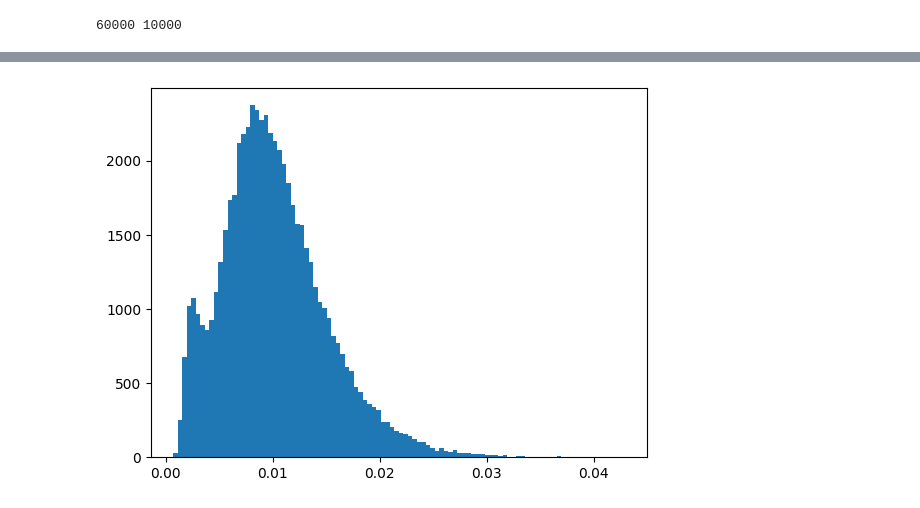
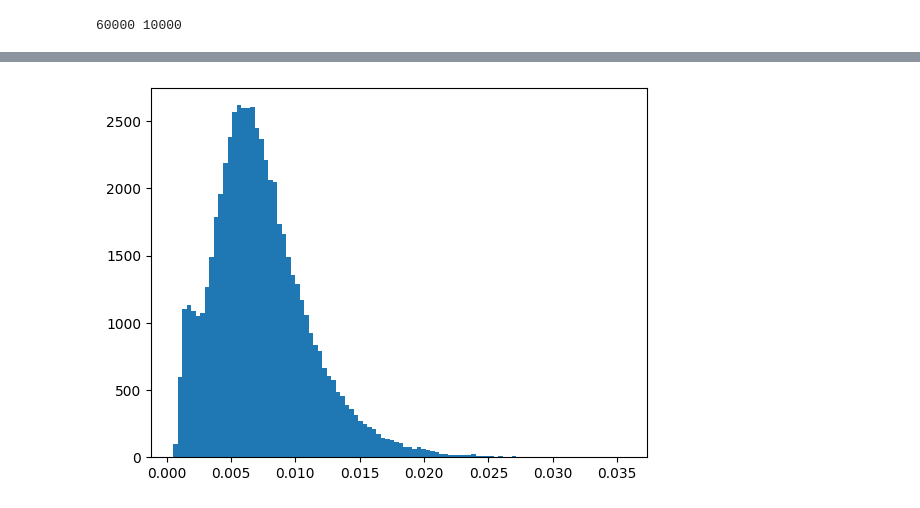
Before and after one commit to AIS-UCLA/mnist-mad, a Jupyter notebook: autoencoder.ipynb, the cells around one changed output, grey strips where cells are left out. Saved outputs shown, nothing was run; the diff lists cells and outputs as text; code cells hidden in the pictures.

```diff
--- a/autoencoder.ipynb
+++ b/autoencoder.ipynb
@@ -164,7 +162,7 @@ def train_denoised(autoencoder, optimizer, data_clean_noisy):
 autoencoder = ConvolutaionalAutoencoder()
 optimizer = t.optim.Adam(autoencoder.parameters(), lr=1e-3)
 # %%
-for epoch in range(2):
+for epoch in range(3):
   print("Epoch: ", epoch)
   train(autoencoder, optimizer, train_data_clean_noisy)
 # %% [output]
@@ -237,7 +235,7 @@ all_poisoned_test_data = PoisonedDataset(test_data, trigger, poison_fraction=0.5
 # %%
 anomalyDetector = ConvolutaionalAutoencoder()
 optimizer = t.optim.Adam(anomalyDetector.parameters(), lr=1e-3)
-for epoch in range(2):
+for epoch in range(10):
   print("Epoch: ", epoch)
   train_denoised(anomalyDetector, optimizer, train_data_clean_noisy)
 # %% [output]
@@ -261,17 +259,15 @@ torch.Size([96, 1, 28, 28])
 # %%
 # graph the reconstruction error
 def get_reconstruction_error(autoencoder, data):
   errors = []
   for img, _ in data:
     output = autoencoder(img.unsqueeze(0))
     error = nn.MSELoss()(output, img.unsqueeze(0))
     errors.append(error.item())
   return errors
 # graph
 plt.figure()
 plt.hist(get_reconstruction_error(anomalyDetector, train_data_clean_noisy), bins=100)
 plt.show()
-
-error_cuttoff = 0.02
 # %% [output]
-[figure, old version]
+[figure, new version]
```
Also changed, not shown: parts of 11 cells of this notebook.
